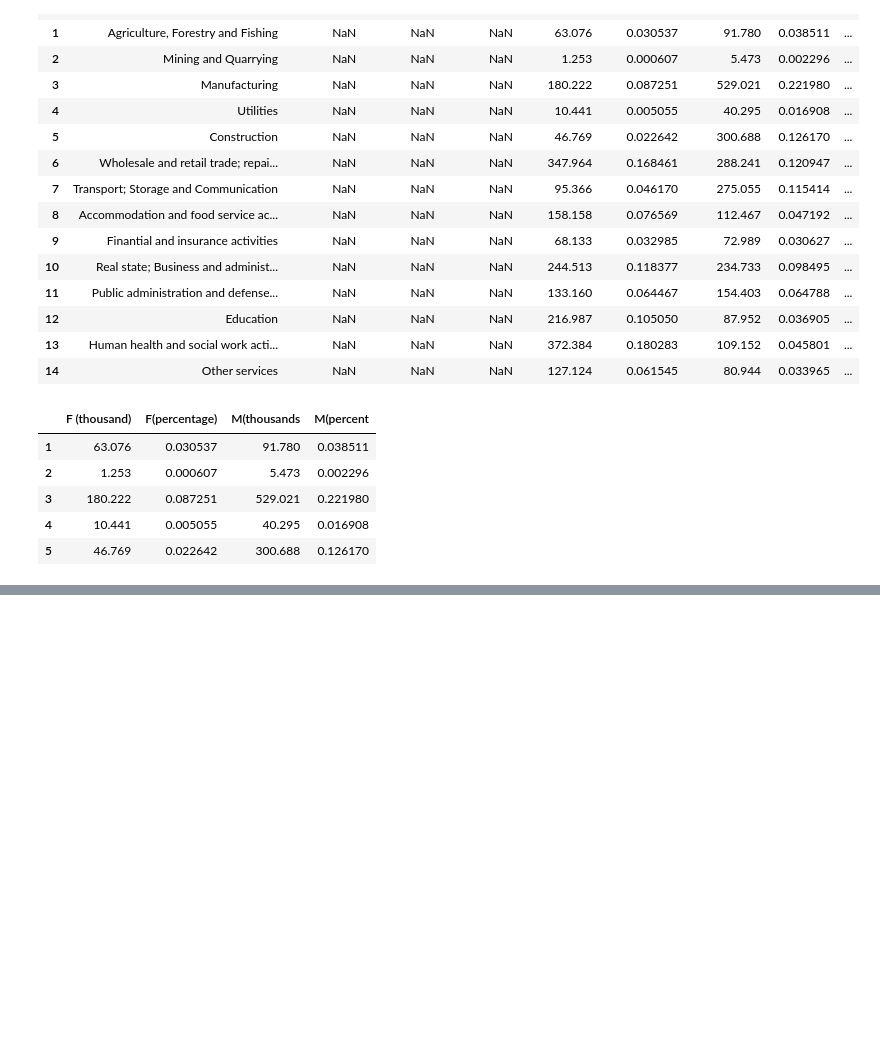
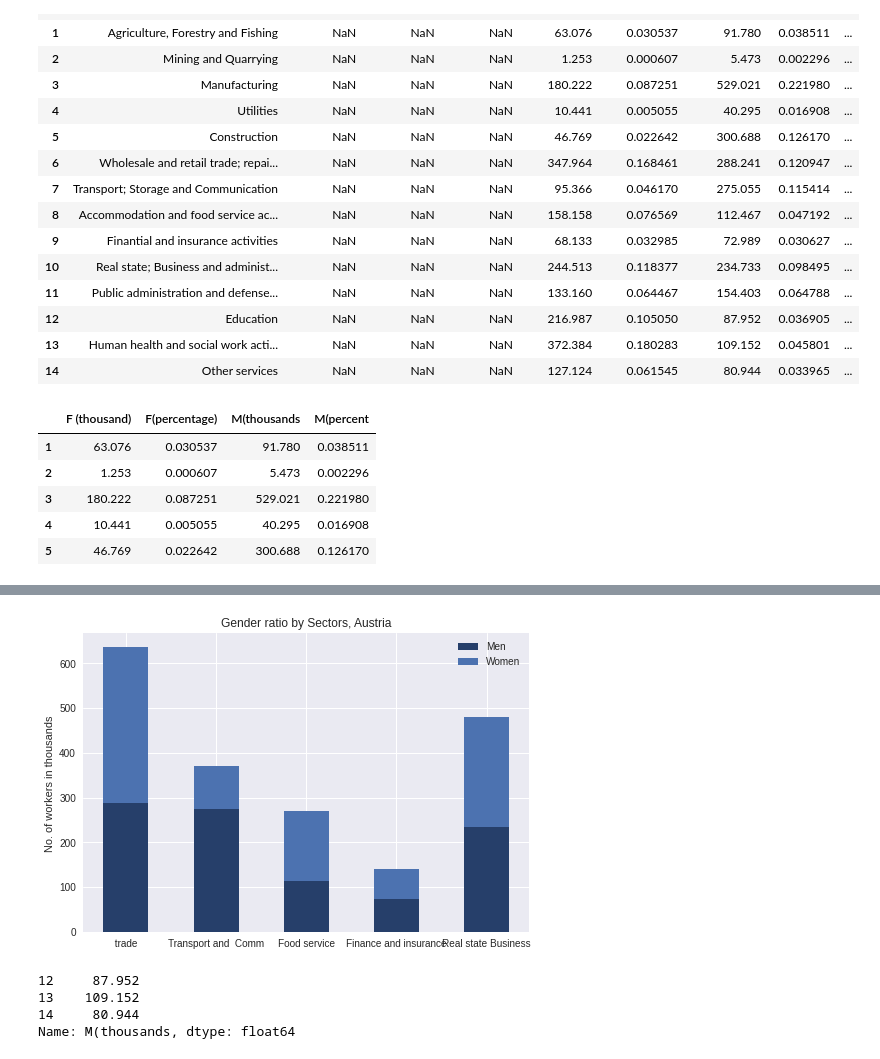
Before and after one commit to Gail529/Machine-Learning-, a Jupyter notebook: Austria.ipynb, the cells around one changed output, grey strips where cells are left out. Saved outputs shown, nothing was run; the diff lists cells and outputs as text; code cells hidden in the pictures; blank space fills up the shorter version.

```diff
--- a/Austria.ipynb
+++ b/Austria.ipynb
@@ -173,0 +204,3 @@ female=data2['F(percentage)']
+# %%
+data3=data.iloc[6:11,4:8]
+data3
@@ -174,3 +214,31 @@ female=data2['F(percentage)']
+# %%
+sector=[' trade ','Transport and  Comm','Food service','Finance and insurance','Real state Business']
+male=data3['M(thousands']
+female=data3['F (thousand)']
+# %%
+plt.style.use('seaborn')
+width=0.5
+fig, ax=plt.subplots()
+ax.bar(sector,male,width,label='Men',color='#263F6A')
+ax.bar(sector,female,width,bottom=male,label='Women')
+ax.set_ylabel('No. of workers in thousands ')
+ax.set_title('Gender ratio by Sectors, Austria')
+ax.legend()
+plt.show()
+# %% [output]
+[figure, added]
+# %%
+sector=['Education','Health care and social work','Other services']
+data4=data.iloc[12:15,4:8]
+data4
+male=data4['M(thousands']
+female=data4['F (thousand)']
+male
+# %% [output]
+12     87.952
+13    109.152
+14     80.944
+Name: M(thousands, dtype: float64
 # %%
 plt.style.use('seaborn')
 width=0.5
```
Also changed, not shown: parts of 8 cells of this notebook.
